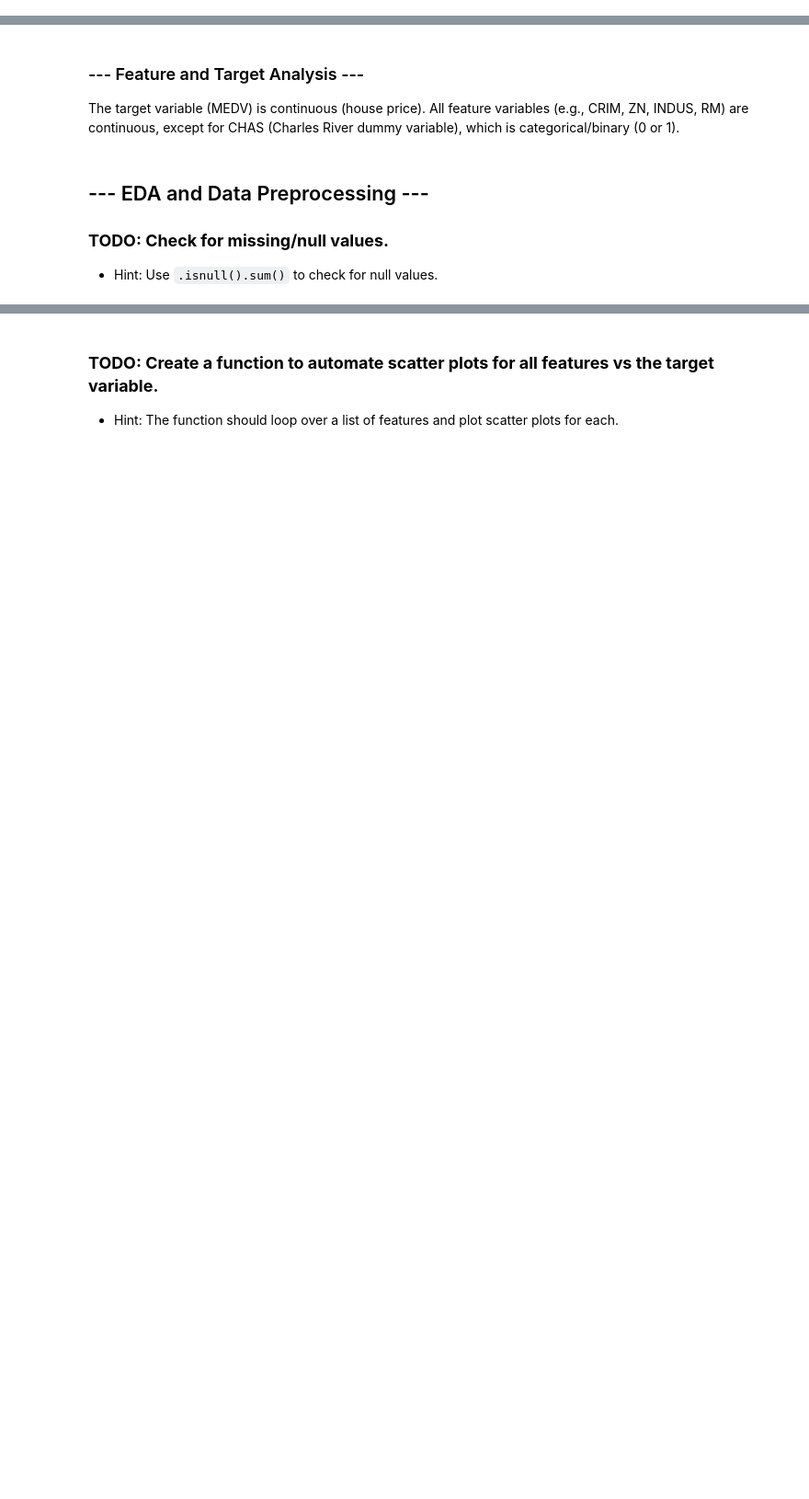
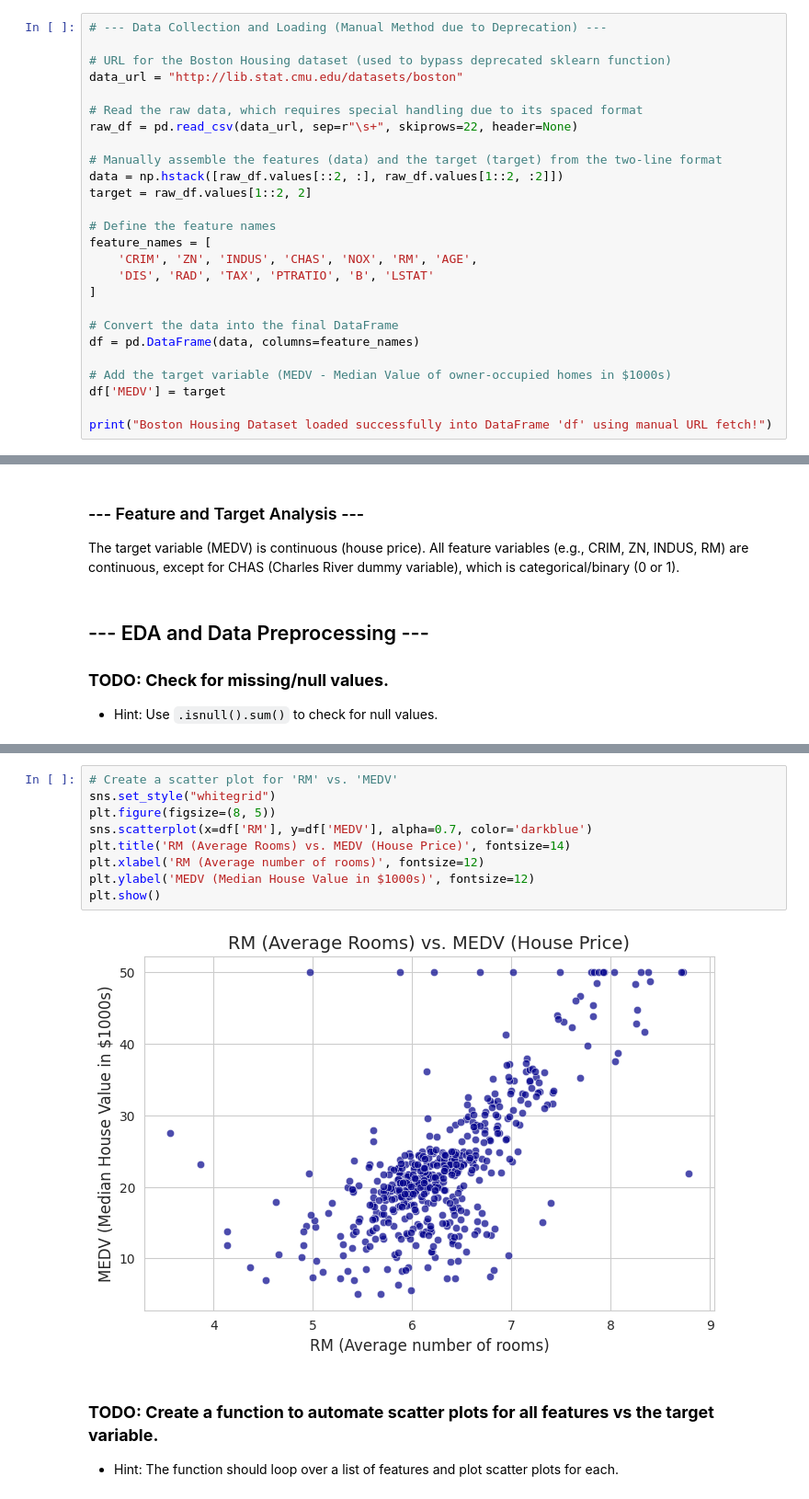
Before and after one commit to flaviarbatista/Assignments, a Jupyter notebook: Assignment_7.ipynb, the cells around one changed output, grey strips where cells are left out. Shown at 92% size. Cells and saved outputs as stored; diff of their text form; blank space fills up the shorter version.

```diff
--- a/Assignment_7.ipynb
+++ b/Assignment_7.ipynb
@@ -121,0 +138,26 @@ df['MEDV'] = boston.target
+# %%
+# --- Data Collection and Loading (Manual Method due to Deprecation) ---
+
+# URL for the Boston Housing dataset (used to bypass deprecated sklearn function)
+data_url = "http://lib.stat.cmu.edu/datasets/boston"
+
+# Read the raw data, which requires special handling due to its spaced format
+raw_df = pd.read_csv(data_url, sep=r"\s+", skiprows=22, header=None)
+
+# Manually assemble the features (data) and the target (target) from the two-line format
+data = np.hstack([raw_df.values[::2, :], raw_df.values[1::2, :2]])
+target = raw_df.values[1::2, 2]
+
+# Define the feature names
+feature_names = [
+    'CRIM', 'ZN', 'INDUS', 'CHAS', 'NOX', 'RM', 'AGE',
+    'DIS', 'RAD', 'TAX', 'PTRATIO', 'B', 'LSTAT'
+]
+
+# Convert the data into the final DataFrame
+df = pd.DataFrame(data, columns=feature_names)
+
+# Add the target variable (MEDV - Median Value of owner-occupied homes in $1000s)
+df['MEDV'] = target
+
+print("Boston Housing Dataset loaded successfully into DataFrame 'df' using manual URL fetch!")
@@ -154,3 +259,14 @@ print(df.isnull().sum())
+# %%
+# Create a scatter plot for 'RM' vs. 'MEDV'
+sns.set_style("whitegrid")
+plt.figure(figsize=(8, 5))
+sns.scatterplot(x=df['RM'], y=df['MEDV'], alpha=0.7, color='darkblue')
+plt.title('RM (Average Rooms) vs. MEDV (House Price)', fontsize=14)
+plt.xlabel('RM (Average number of rooms)', fontsize=12)
+plt.ylabel('MEDV (Median House Value in $1000s)', fontsize=12)
+plt.show()
+# %% [output]
+[figure, added]
 # %% [markdown]
 ### **TODO: Create a function to automate scatter plots for all features vs the target variable.**
 - Hint: The function should loop over a list of features and plot scatter plots for each.
```
Also changed, not shown: parts of 32 cells of this notebook.
